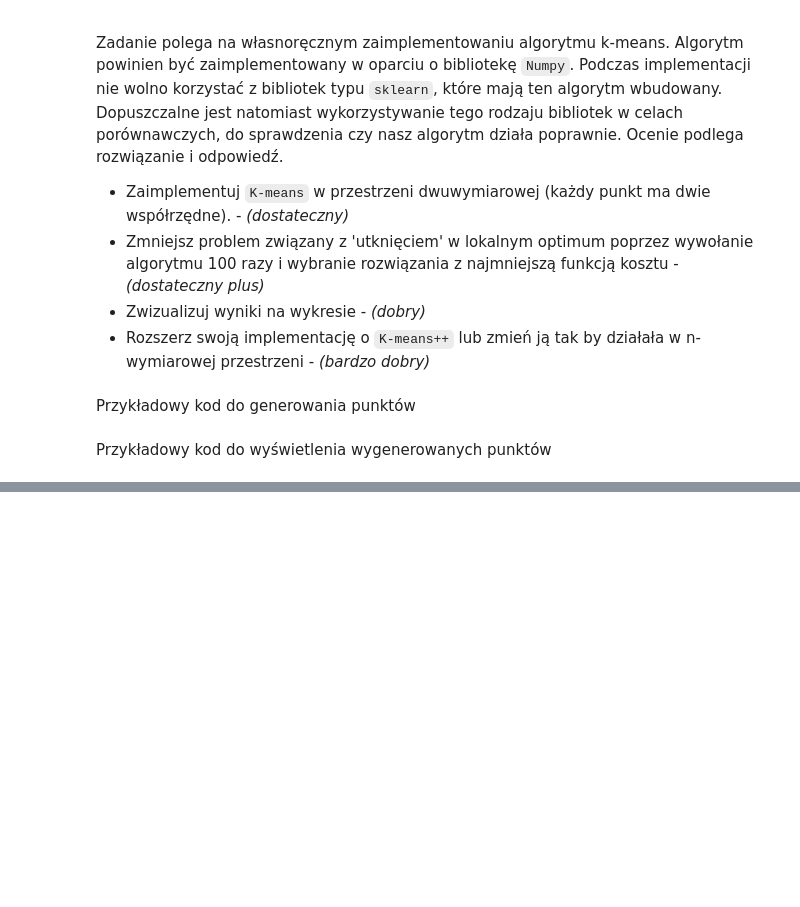
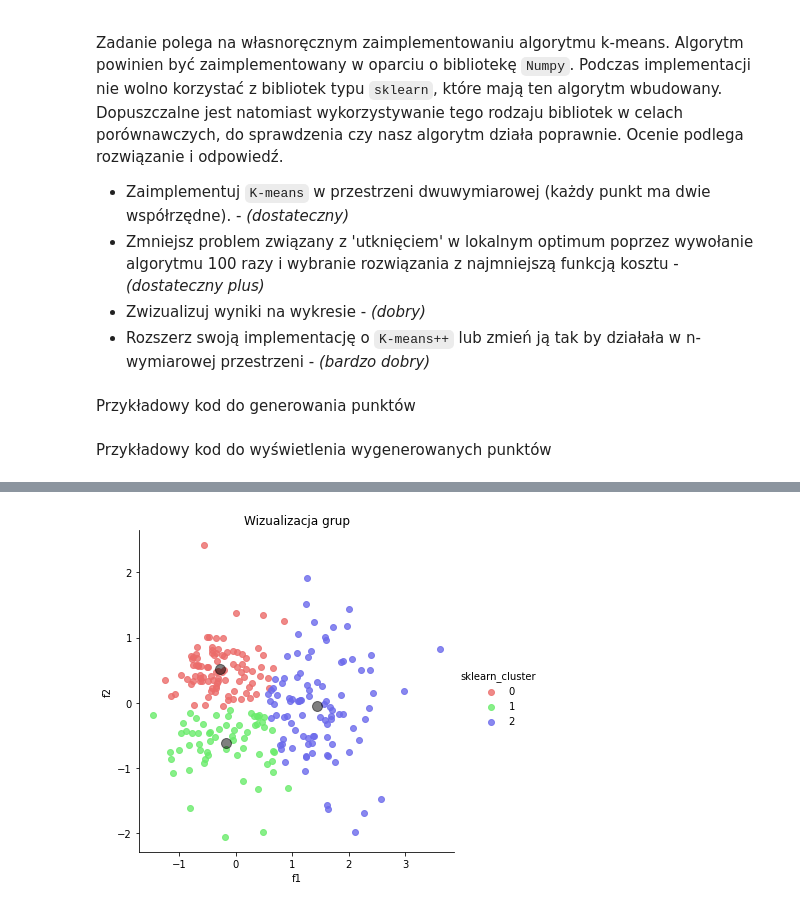
Before and after one commit to tdxa/Machine-learning-course, a Jupyter notebook: K_means.ipynb, the cells around one changed output, grey strips where cells are left out. Saved outputs shown, nothing was run; the diff lists cells and outputs as text; code cells hidden in the pictures; blank space fills up the shorter version.

```diff
--- a/K_means.ipynb
+++ b/K_means.ipynb
@@ -26,0 +29,3 @@ ax = plt.gca()
+# %%
+df_points = pd.DataFrame(points, columns=['f1','f2'])
+points.shape
@@ -26,0 +130,13 @@ ax = plt.gca()
+# %%
+from sklearn.cluster import KMeans
+kmeans = KMeans(n_clusters=3)
+kmeans.fit(df_points)
+y_kmeans = kmeans.predict(df_points)
+df_points['sklearn_cluster'] = y_kmeans
+sklearn_centers = kmeans.cluster_centers_
+# %%
+sns.lmplot(data=df_points, x='f1', y='f2', fit_reg=False, hue = 'sklearn_cluster', palette = ['#eb6c6a', '#6aeb6c', '#6c6aeb']).set(title='Wizualizacja grup')
+plt.scatter(sklearn_centers[:, 0], sklearn_centers[:, 1], c='black', s=100, alpha=0.5)
+plt.show()
+# %% [output]
+[figure, added]
```
Also changed, not shown: parts of 14 cells of this notebook.
